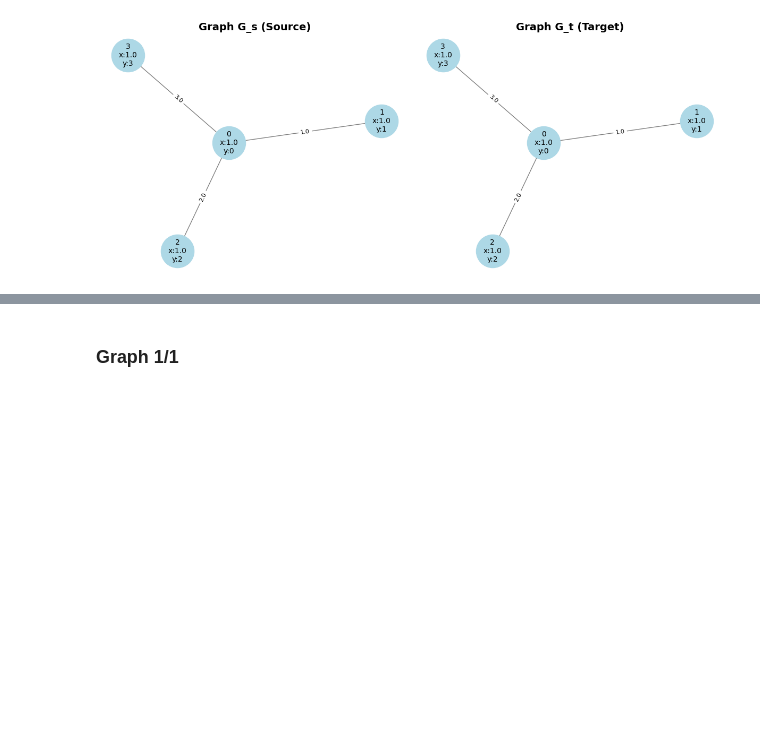
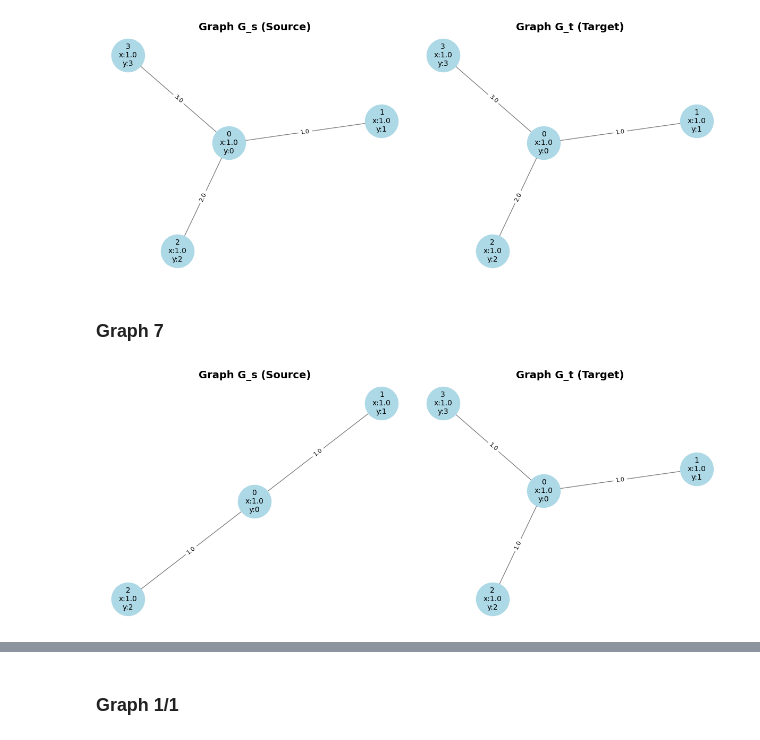
Before and after one commit to aehrlich1/graph-nmr, a Jupyter notebook: notebooks/dgmc_analysis.ipynb, the cells around one changed output, grey strips where cells are left out. Saved outputs shown, nothing was run; the diff lists cells and outputs as text; code cells hidden in the pictures; blank space fills up the shorter version.

```diff
--- a/notebooks/dgmc_analysis.ipynb
+++ b/notebooks/dgmc_analysis.ipynb
@@ -240,3 +240,29 @@ data = create_pair_data(data_s, data_t)
 visualize_graph_pair(data_s, data_t, "Graph G_s (Source)", "Graph G_t (Target)")
 # %% [output]
 [figure]
+# %% [markdown]
+### Graph 7
+# %%
+# G_s
+edge_index_s = torch.tensor([[0, 1, 0, 2],
+                             [1, 0, 2, 0]], dtype=torch.long)
+edge_attr_s = torch.tensor([[1], [1], [1], [1]], dtype=torch.float)
+label_s = ["A", "B", "C", "D"]
+x_s = torch.tensor([[1], [1], [1]], dtype=torch.float)
+y_s = torch.tensor([0, 1, 2], dtype=torch.long)
+data_s = Data(x=x_s, edge_index=edge_index_s, edge_attr=edge_attr_s, y=y_s)
+
+# G_t
+edge_index_t = torch.tensor([[0, 1, 0, 2, 0, 3],
+                             [1, 0, 2, 0, 3, 0]], dtype=torch.long)
+edge_attr_t = torch.tensor([[1], [1], [1], [1], [1], [1]], dtype=torch.float)
+label_t = ["A", "B", "C", "D"]
+x_t = torch.tensor([[1], [1], [1], [1]], dtype=torch.float)
+y_t = torch.tensor([0, 1, 2, 3], dtype=torch.long)
+data_t = Data(x=x_t, edge_index=edge_index_t, edge_attr=edge_attr_t, y=y_t)
+
+
+data = create_pair_data(data_s, data_t)
+visualize_graph_pair(data_s, data_t, "Graph G_s (Source)", "Graph G_t (Target)")
+# %% [output]
+[figure, added]
```
Also changed, not shown: parts of 8 cells of this notebook, 4 other files.
